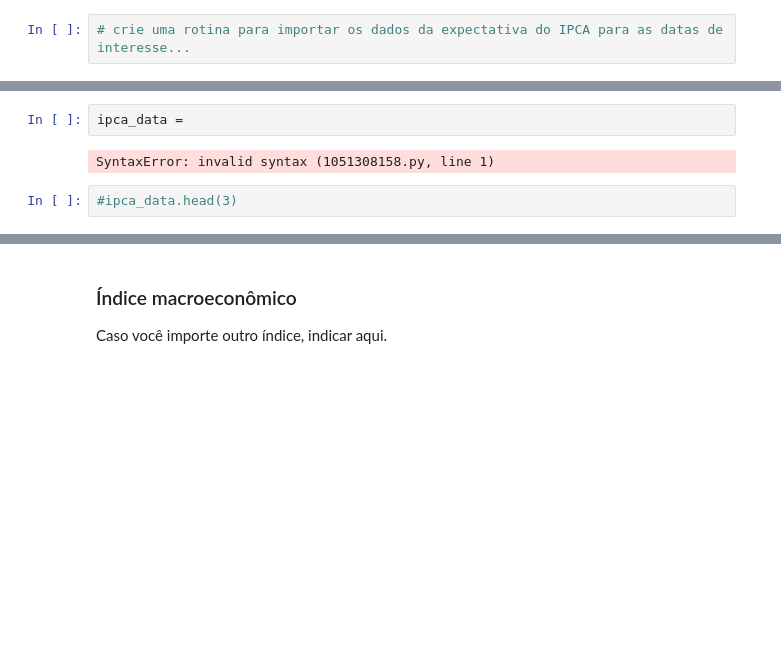
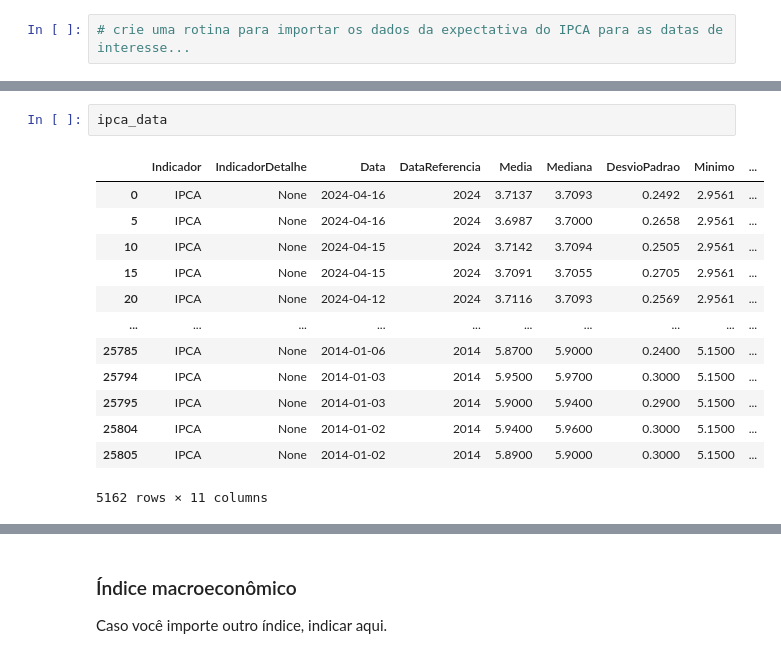
Before and after one commit to JVitorCarv/predicao-tesouro-direto, a Jupyter notebook: JOSÉ_VITOR_VELOZO_DE_CARVALHO_Prática_04_Avaliação_de_Regressores.ipynb, the cells around one changed output, grey strips where cells are left out. Drawn from its saved outputs; the diff is of its cells as text; blank space fills up the shorter version.

```diff
--- a/JOSÉ_VITOR_VELOZO_DE_CARVALHO_Prática_04_Avaliação_de_Regressores.ipynb
+++ b/JOSÉ_VITOR_VELOZO_DE_CARVALHO_Prática_04_Avaliação_de_Regressores.ipynb
@@ -530,6 +527,16 @@ memory usage: 280.5 KB
 # %%
-ipca_data =
+ipca_data
 # %% [output]
+|  | Indicador | IndicadorDetalhe | Data | DataReferencia | Media | Mediana | DesvioPadrao | Minimo | ... |
+| 0 | IPCA | None | 2024-04-16 | 2024 | 3.7137 | 3.7093 | 0.2492 | 2.9561 | ... |
+| 5 | IPCA | None | 2024-04-16 | 2024 | 3.6987 | 3.7000 | 0.2658 | 2.9561 | ... |
+| 10 | IPCA | None | 2024-04-15 | 2024 | 3.7142 | 3.7094 | 0.2505 | 2.9561 | ... |
+| 15 | IPCA | None | 2024-04-15 | 2024 | 3.7091 | 3.7055 | 0.2705 | 2.9561 | ... |
+| 20 | IPCA | None | 2024-04-12 | 2024 | 3.7116 | 3.7093 | 0.2569 | 2.9561 | ... |
+| ... | ... | ... | ... | ... | ... | ... | ... | ... | ... |
+| 25785 | IPCA | None | 2014-01-06 | 2014 | 5.8700 | 5.9000 | 0.2400 | 5.1500 | ... |
+| 25794 | IPCA | None | 2014-01-03 | 2014 | 5.9500 | 5.9700 | 0.3000 | 5.1500 | ... |
+| 25795 | IPCA | None | 2014-01-03 | 2014 | 5.9000 | 5.9400 | 0.2900 | 5.1500 | ... |
+| 25804 | IPCA | None | 2014-01-02 | 2014 | 5.9400 | 5.9600 | 0.3000 | 5.1500 | ... |
+| 25805 | IPCA | None | 2014-01-02 | 2014 | 5.8900 | 5.9000 | 0.3000 | 5.1500 | ... |
-SyntaxError: invalid syntax (1051308158.py, line 1)
+5162 rows × 11 columns
-# %%
-#ipca_data.head(3)
```
Also changed, not shown: parts of 13 cells of this notebook.
